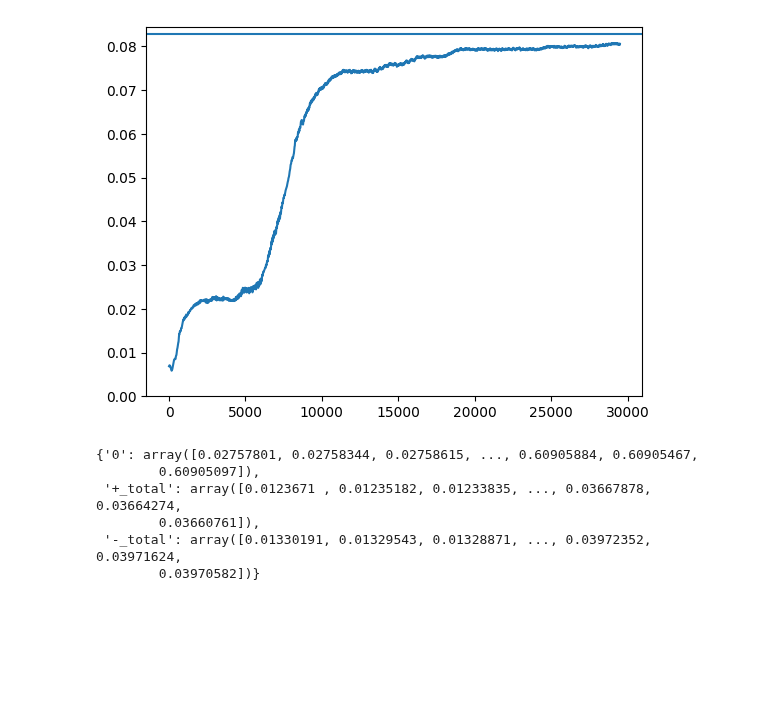
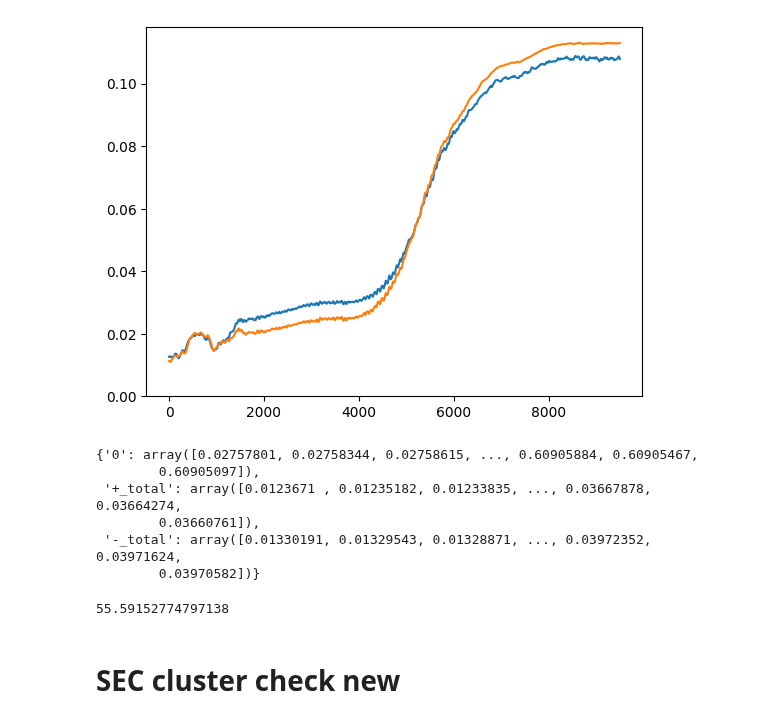
Before and after one commit to Gug-Young/Kuramoto-model, a Jupyter notebook: 231116 shift_O check.ipynb, the cells around one changed output. Saved outputs shown, nothing was run; the diff lists cells and outputs as text; code cells hidden in the pictures; blank space fills up the shorter version.

```diff
--- a/231116 shift_O check.ipynb
+++ b/231116 shift_O check.ipynb
@@ -17,15 +59,13 @@ imp.reload(OSP2)
 # %%
 K_ = np.linspace(0,15,1000)
 # %%
-m = 7
+m = 5.4
 F_RMd,F_RMu,F_R0d,F_R0u =  OSP2.Make_R_function(m)
 N = 1000
-K = 5
-Qsimul = QSIM.Q_Norm_simul(N,K=K,m = m,t_end=1000,start_p=True)
+K = 5.7
+Qsimul = QSIM.Q_Norm_simul(N,K=K,m = m,t_end=2000,start_p=True,seed=6)
 
 sol = Qsimul.solve()
-# cluster_info = Qsimul.get_cluster()
-# r_clu_info = Qsimul.get_r_clu()
 # %%
 cluster_info = Qsimul.get_cluster()
 r_clu_info = Qsimul.get_r_clu()
@@ -310,10 +635,11 @@ r_clu_info['r_clu_mean']['-'][-1],rs_u
 # %%
-plt.plot(r_clu_info['r_clu_mean']['-'])
-plt.axhline(rs_u)
+plt.plot(r_clu_info['r_clu_mean']['+_total'])
+plt.plot(r_clu_info['r_clu_mean']['+'])
+# plt.axhline(rs_u)
 plt.ylim(0)
 plt.show()
 # %% [output]
-[figure, old version]
+[figure, new version]
 # %%
 r_clu_info['r_clu_mean']
 # %% [output]
@@ -323,3 +649,9 @@ r_clu_info['r_clu_mean']
         0.03660761]),
  '-_total': array([0.01330191, 0.01329543, 0.01328871, ..., 0.03972352, 0.03971624,
         0.03970582])}
+# %%
+np.rad2deg(np.arctan(1.46/1))
+# %% [output]
+55.59152774797138
+# %% [markdown]
+# SEC cluster check new
```
Also changed, not shown: parts of 102 cells of this notebook, 6 other files.
